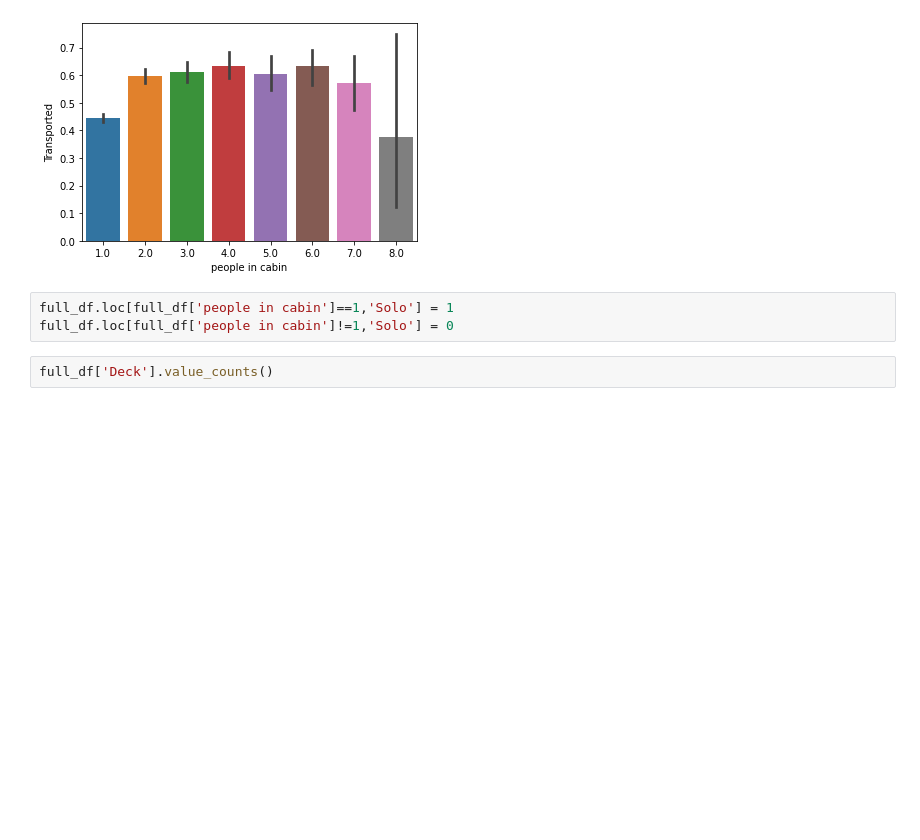
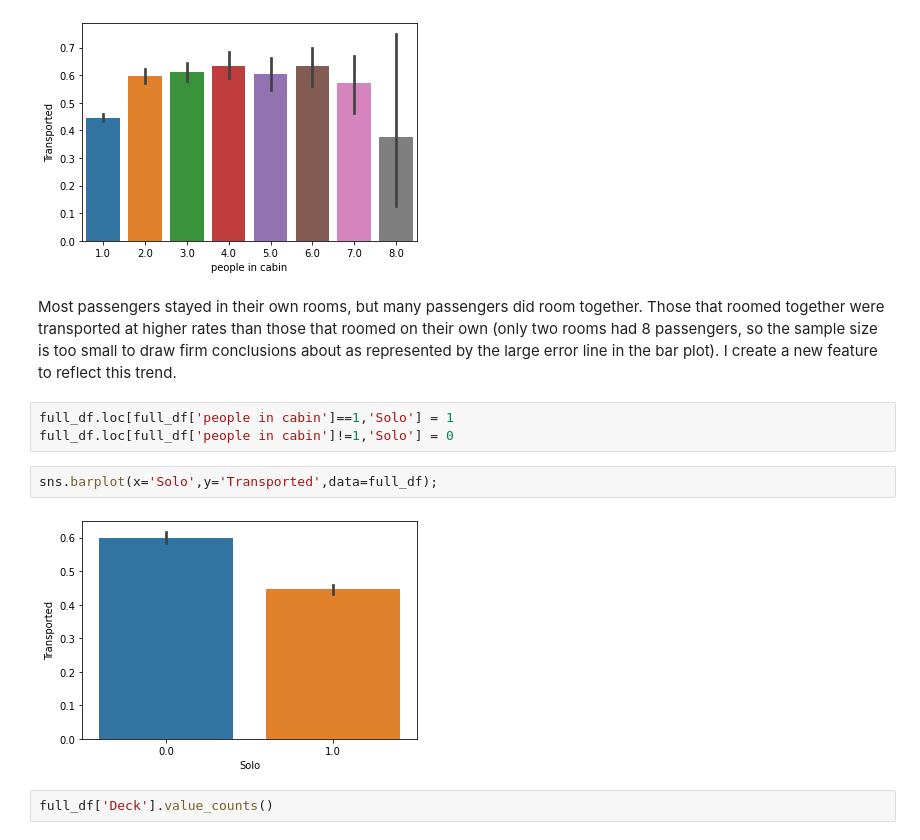
Before and after one commit to ahendricks2/Spaceship_Titanic, a Jupyter notebook: Main_Notebook.ipynb, the cells around one changed output. Drawn from its saved outputs; the diff is of its cells as text; blank space fills up the shorter version.

```diff
--- a/Main_Notebook.ipynb
+++ b/Main_Notebook.ipynb
@@ -157,9 +192,15 @@ Name: people in cabin, dtype: int64
 sns.barplot(x='people in cabin',y='Transported',data=full_df);
 # %% [output]
 [figure]
+# %% [markdown]
+Most passengers stayed in their own rooms, but many passengers did room together. Those that roomed together were transported at higher rates than those that roomed on their own (only two rooms had 8 passengers, so the sample size is too small to draw firm conclusions about as represented by the large error line in the bar plot). I create a new feature to reflect this trend.
 # %%
 full_df.loc[full_df['people in cabin']==1,'Solo'] = 1
 full_df.loc[full_df['people in cabin']!=1,'Solo'] = 0
+# %%
+sns.barplot(x='Solo',y='Transported',data=full_df);
+# %% [output]
+[figure, added]
 # %%
 full_df['Deck'].value_counts()
 # %% [output]
```
Also changed, not shown: parts of 61 cells of this notebook.
